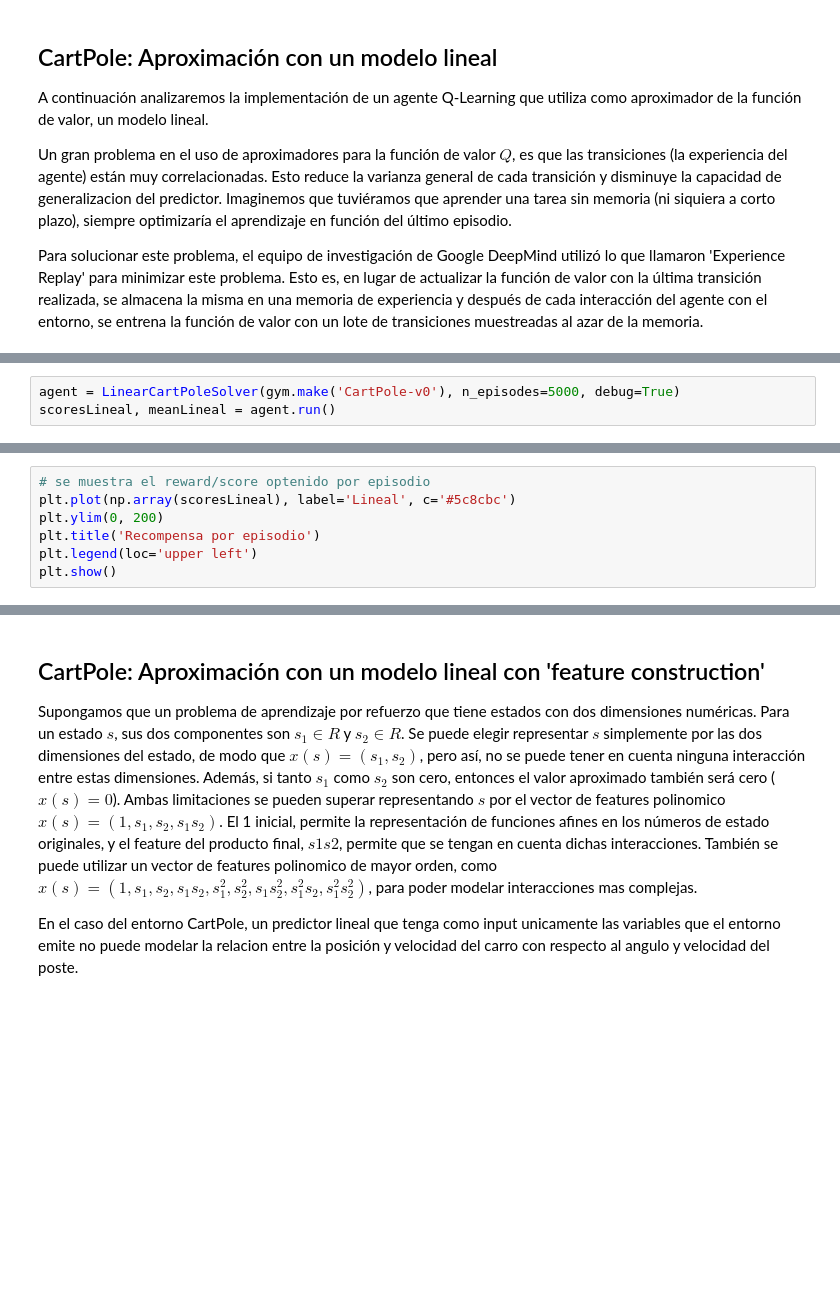
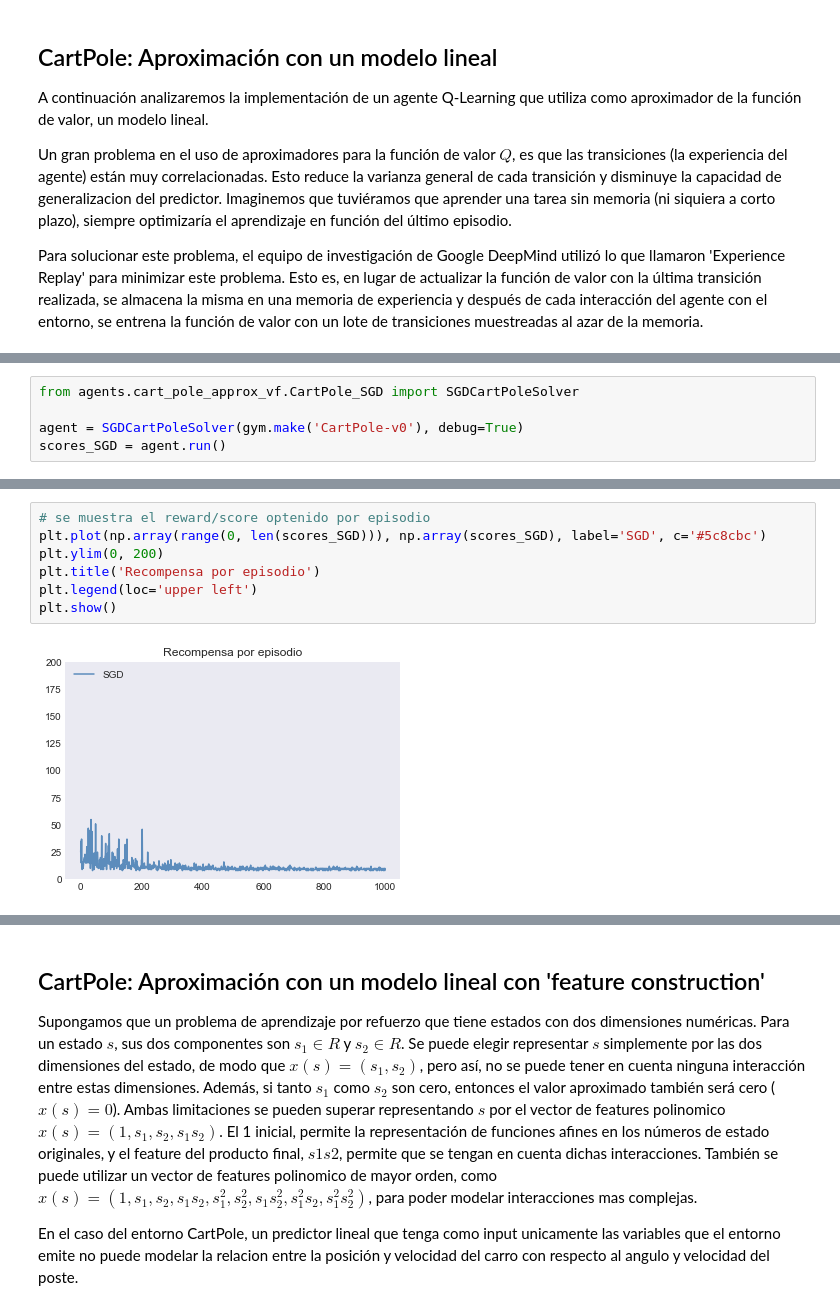
Before and after one commit to joseleonardocarabajal/Aprendizaje-por-Refuerzos, a Jupyter notebook: Practico_2/Final-Lab.ipynb, the cells around one changed output, grey strips where cells are left out. Saved outputs shown, nothing was run; the diff lists cells and outputs as text; blank space fills up the shorter version.

```diff
--- a/Practico_2/Final-Lab.ipynb
+++ b/Practico_2/Final-Lab.ipynb
@@ -241,3 +52,5 @@ class LinearCartPoleSolver:
 # %%
-agent = LinearCartPoleSolver(gym.make('CartPole-v0'), n_episodes=5000, debug=True)
-scoresLineal, meanLineal = agent.run()
+from agents.cart_pole_approx_vf.CartPole_SGD import SGDCartPoleSolver
+
+agent = SGDCartPoleSolver(gym.make('CartPole-v0'), debug=True)
+scores_SGD = agent.run()
@@ -244,8 +69,10 @@ scoresLineal, meanLineal = agent.run()
 # %%
 # se muestra el reward/score optenido por episodio
-plt.plot(np.array(scoresLineal), label='Lineal', c='#5c8cbc')
+plt.plot(np.array(range(0, len(scores_SGD))), np.array(scores_SGD), label='SGD', c='#5c8cbc')
 plt.ylim(0, 200)
 plt.title('Recompensa por episodio')
 plt.legend(loc='upper left')
 plt.show()
+# %% [output]
+[figure, added]
 # %%
```
Also changed, not shown: parts of 24 cells of this notebook.
